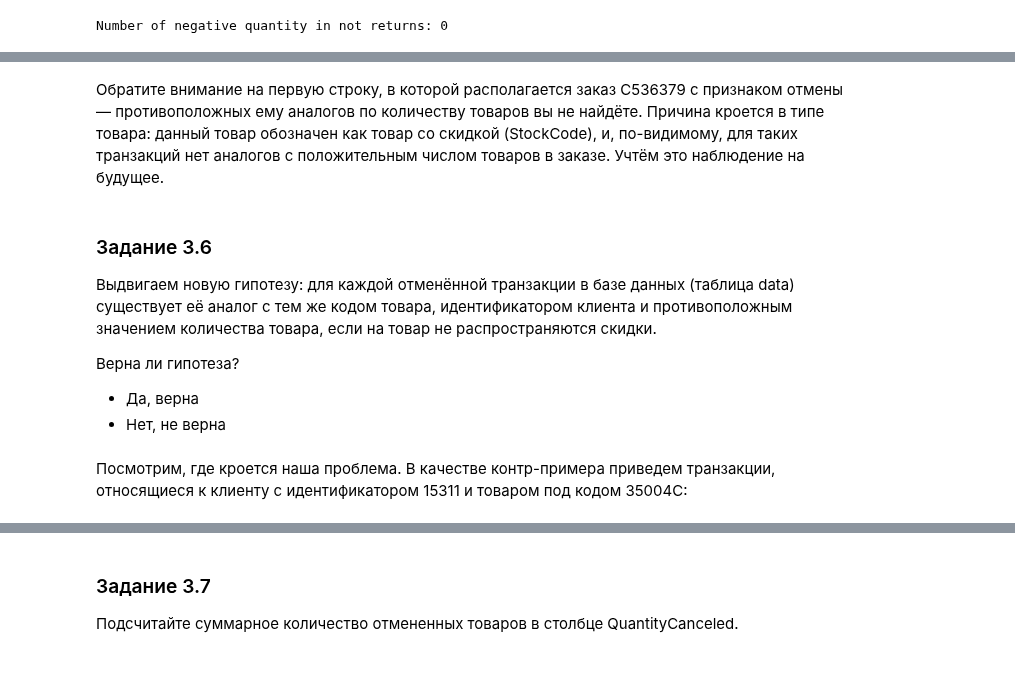
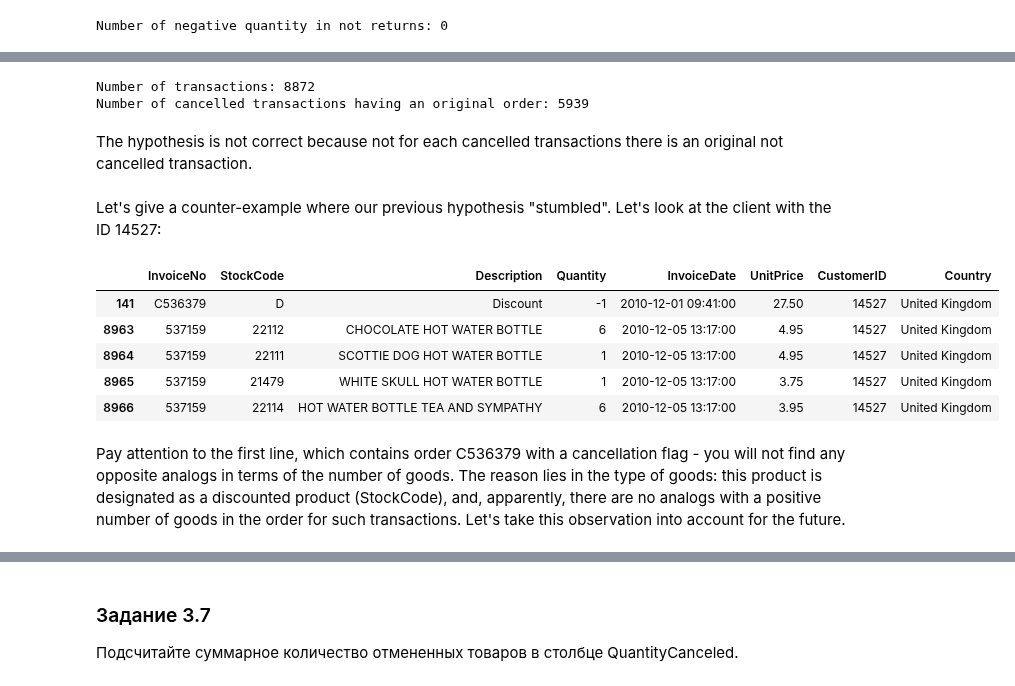
Before and after one commit to helios12/DataScienceProjects, a Jupyter notebook: projects/project-6/Project-6.Customer_segmentation.ipynb, the cells around one changed output, grey strips where cells are left out. Saved outputs shown, nothing was run; the diff lists cells and outputs as text; code cells hidden in the pictures.

```diff
--- a/projects/project-6/Project-6.Customer_segmentation.ipynb
+++ b/projects/project-6/Project-6.Customer_segmentation.ipynb
@@ -299,13 +324,27 @@ nb_products_per_basket[nb_products_per_basket['order_canceled']==1].head()
+# %%
+cancelled_orders = data.merge(
+    nb_products_per_basket[nb_products_per_basket['order_canceled']==1],
+    on=['CustomerID', 'InvoiceNo']
+)
+print('Number of transactions:', cancelled_orders.shape[0])
+cancelled_orders['Quantity'] = -cancelled_orders['Quantity']
+cancelled_having_original = cancelled_orders.merge(data, on=['CustomerID', 'StockCode', 'Quantity'])
+print('Number of cancelled transactions having an original order:', cancelled_having_original.shape[0])
+# %% [output]
+Number of transactions: 8872
+Number of cancelled transactions having an original order: 5939
+# %% [markdown]
+The hypothesis is not correct because not for each cancelled transactions there is an original not cancelled transaction.
+# %% [markdown]
+Let's give a counter-example where our previous hypothesis "stumbled". Let's look at the client with the ID 14527:
 # %%
-#data[data['CustomerID'] == '14527'].head(5)
+data[(data['CustomerID'] == '14527')].head(5)
+# %% [output]
+|  | InvoiceNo | StockCode | Description | Quantity | InvoiceDate | UnitPrice | CustomerID | Country |
+| 141 | C536379 | D | Discount | -1 | 2010-12-01 09:41:00 | 27.50 | 14527 | United Kingdom |
+| 8963 | 537159 | 22112 | CHOCOLATE HOT WATER BOTTLE | 6 | 2010-12-05 13:17:00 | 4.95 | 14527 | United Kingdom |
+| 8964 | 537159 | 22111 | SCOTTIE DOG HOT WATER BOTTLE | 1 | 2010-12-05 13:17:00 | 4.95 | 14527 | United Kingdom |
+| 8965 | 537159 | 21479 | WHITE SKULL HOT WATER BOTTLE | 1 | 2010-12-05 13:17:00 | 3.75 | 14527 | United Kingdom |
+| 8966 | 537159 | 22114 | HOT WATER BOTTLE TEA AND SYMPATHY | 6 | 2010-12-05 13:17:00 | 3.95 | 14527 | United Kingdom |
-# %% [markdown]
-Обратите внимание на первую строку, в которой располагается заказ C536379 с признаком отмены — противоположных ему аналогов по количеству товаров вы не найдёте. Причина кроется в типе товара: данный товар обозначен как товар со скидкой (StockCode), и, по-видимому, для таких транзакций нет аналогов с положительным числом товаров в заказе. Учтём это наблюдение на будущее.
-# %% [markdown]
-### Задание 3.6
-Выдвигаем новую гипотезу: для каждой отменённой транзакции в базе данных (таблица data) существует её аналог с тем же кодом товара, идентификатором клиента и противоположным значением количества товара, если на товар не распространяются скидки.
-
-Верна ли гипотеза?
-* Да, верна
-* Нет, не верна
-# %% [markdown]
-Посмотрим, где кроется наша проблема. В качестве контр-примера приведем транзакции, относящиеся к клиенту с идентификатором 15311 и товаром под кодом 35004C:
+# %% [markdown]
+Pay attention to the first line, which contains order C536379 with a cancellation flag - you will not find any opposite analogs in terms of the number of goods. The reason lies in the type of goods: this product is designated as a discounted product (StockCode), and, apparently, there are no analogs with a positive number of goods in the order for such transactions. Let's take this observation into account for the future.
```
Also changed, not shown: parts of 24 cells of this notebook.
